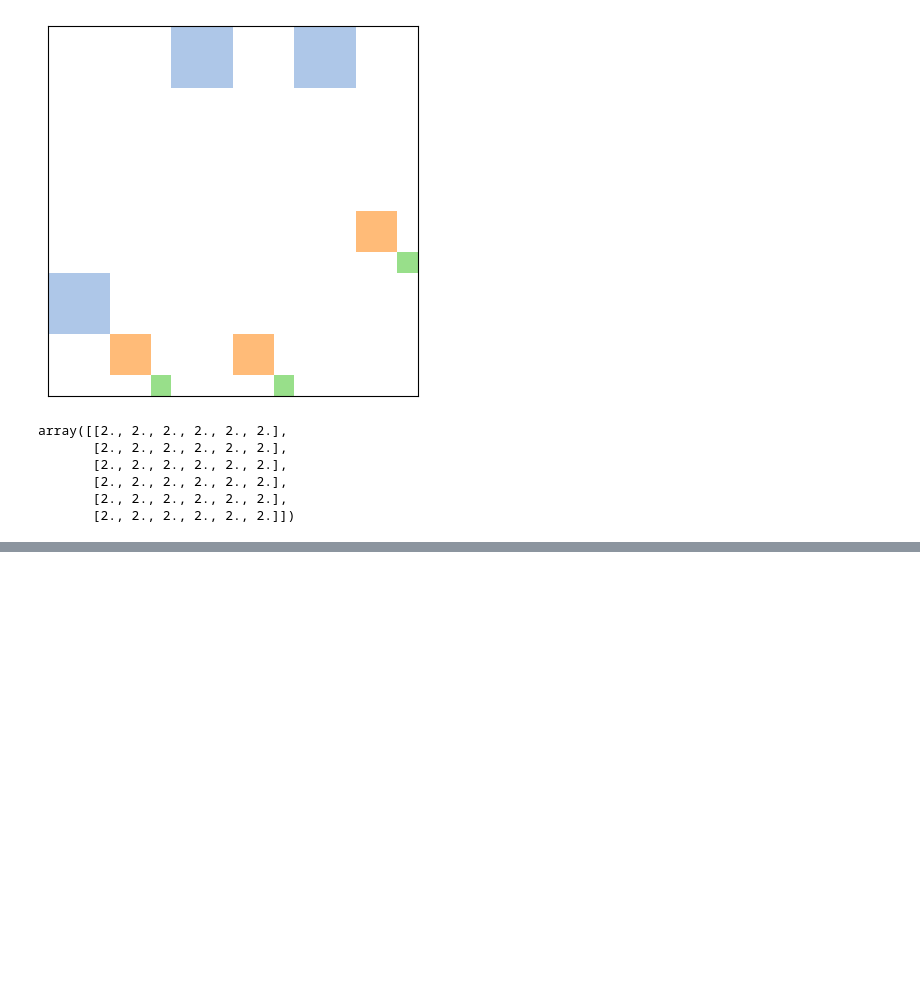
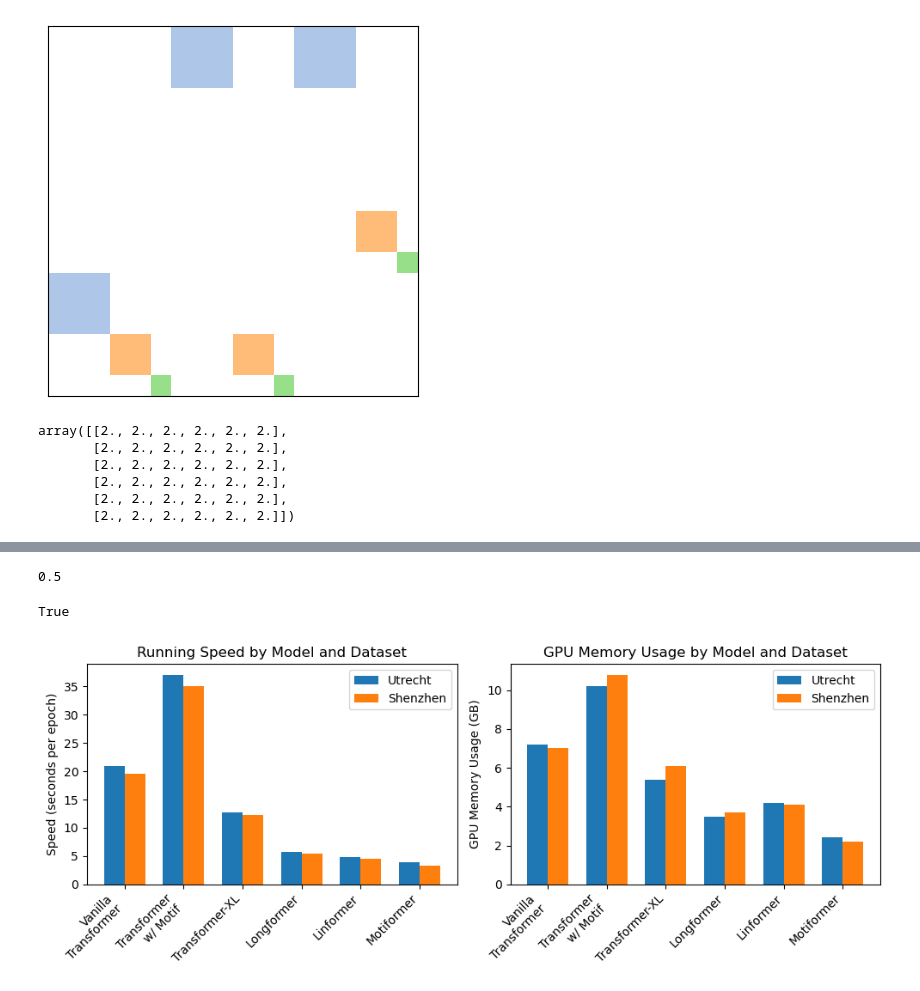
Before and after one commit to Radar-Lei/Motif-guided, a Jupyter notebook: visualization.ipynb, the cells around one changed output, grey strips where cells are left out. Drawn from its saved outputs; the diff is of its cells as text; code cells hidden in the pictures; blank space fills up the shorter version.

```diff
--- a/visualization.ipynb
+++ b/visualization.ipynb
@@ -574,0 +634,47 @@ matrix
+# %%
+[0.5 if model != 'Motiformer' else 1.0 for model in models][0]
+# %% [output]
+0.5
+# %%
+models[5] == 'Motiformer'
+# %% [output]
+True
+# %%
+import matplotlib.pyplot as plt
+import numpy as np
+
+# Data for the plots
+models = ['Vanilla\nTransformer', 'Transformer\nw/ Motif', 'Transformer-XL', 'Longformer', 'Linformer', 'Motiformer']
+speed_utrecht = [20.9, 37.1, 12.7, 5.7, 4.8, 3.9]  # items per second
+speed_shenzhen = [19.5, 35.0, 12.3, 5.4, 4.5, 3.3]
+memory_utrecht = [7.2, 10.2, 5.4, 3.5, 4.2, 2.4]  # in GB
+memory_shenzhen = [7.0, 10.8, 6.1, 3.7, 4.1, 2.2]
+
+x = np.arange(len(models))  # the label locations
+width = 0.35  # the width of the bars
+
+fig, ax = plt.subplots(1, 2, figsize=(10, 4))
+
+# Running Speed Plot
+rects1 = ax[0].bar(x - width/2, speed_utrecht, width, label='Utrecht')
+rects2 = ax[0].bar(x + width/2, speed_shenzhen, width, label='Shenzhen')
+ax[0].set_ylabel('Speed (seconds per epoch)')
+ax[0].set_title('Running Speed by Model and Dataset')
+ax[0].set_xticks(x)
+ax[0].set_xticklabels(models, rotation=45, ha='right')
+ax[0].legend()
+
+# GPU Memory Usage Plot
+rects3 = ax[1].bar(x - width/2, memory_utrecht, width, label='Utrecht')
+rects4 = ax[1].bar(x + width/2, memory_shenzhen, width, label='Shenzhen')
+ax[1].set_ylabel('GPU Memory Usage (GB)')
+ax[1].set_title('GPU Memory Usage by Model and Dataset')
+ax[1].set_xticks(x)
+ax[1].set_xticklabels(models, rotation=45, ha='right')
+ax[1].legend()
+
+plt.tight_layout()
+plt.savefig('figs/model_effi.svg', format='svg')
+plt.show()
+# %% [output]
+[figure, added]
```
Also changed, not shown: parts of 5 cells of this notebook.
